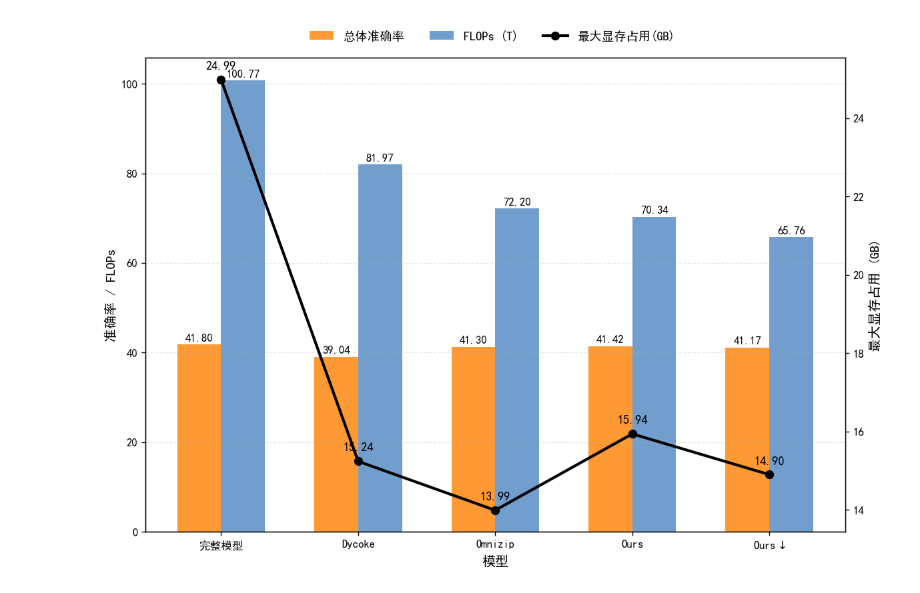
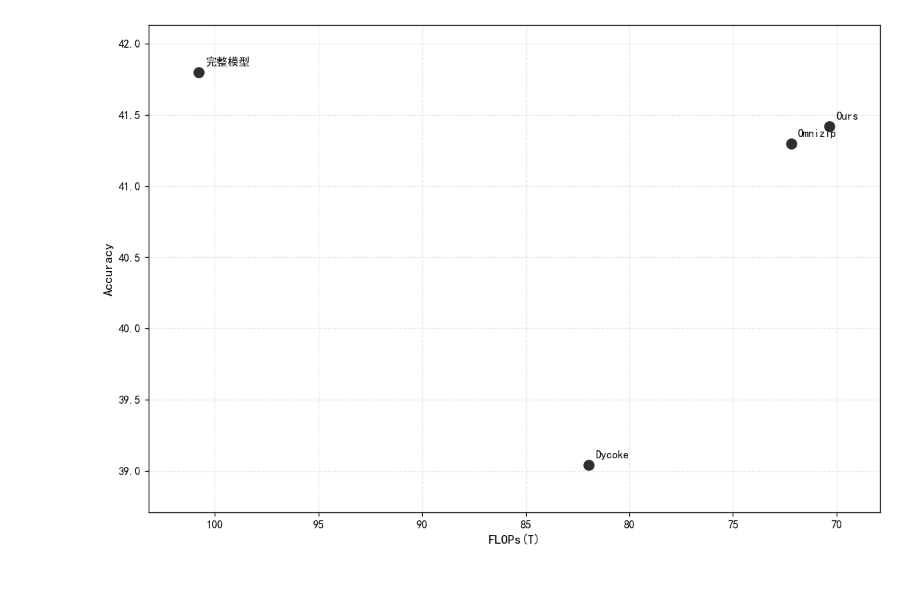
Before and after one commit to Cosmo-klara/Blog, a Jupyter notebook: src/content/blog/2_week9/1.ipynb, the cells around one changed output. Drawn from its saved outputs; the diff is of its cells as text; code cells hidden in the pictures.

```diff
--- a/src/content/blog/2_week9/1.ipynb
+++ b/src/content/blog/2_week9/1.ipynb
@@ -1,65 +1,28 @@
 # %%
 import matplotlib.pyplot as plt
 import numpy as np
 
 plt.rcParams["font.sans-serif"] = ["SimHei", "Microsoft YaHei", "Noto Sans CJK SC"]
 plt.rcParams["axes.unicode_minus"] = False
 
-# 数据
-models = ['完整模型', 'Dycoke', 'Omnizip', 'Ours', 'Ours$\\downarrow$']
-accuracy    = [41.80, 39.04, 41.30, 41.42, 41.17]   # 橙色柱：总体正确率
-flops       = [100.77, 81.97, 72.20, 70.34, 65.76]  # 柱子：FLOPs
-max_memory  = [24.99, 15.24, 13.99, 15.94, 14.90]   # 折线：最大显存占用
+models = ['完整模型', 'Dycoke', 'Omnizip', 'Ours']
+accuracy = [41.80, 39.04, 41.30, 41.42]
+flops = [100.77, 81.97, 72.20, 70.34]
 
-# 绘图
-fig, ax1 = plt.subplots(figsize=(10, 6.8), dpi=120)
-ax2 = ax1.twinx()
+fig, ax = plt.subplots(figsize=(10, 6.8), dpi=120)
 
-x = np.arange(len(models))
-width = 0.32
+ax.scatter(flops, accuracy, s=80, color='#2f2f2f')
 
-# 柱状图
-bar1 = ax1.bar(x - width/2, accuracy, width, label='总体准确率', color='#ff9933')
-bar2 = ax1.bar(x + width/2, flops, width, label='FLOPs (T)', color='#729ece')
+for name, acc, f in zip(models, accuracy, flops):
+    ax.annotate(name, xy=(f, acc), xytext=(6, 6), textcoords='offset points', fontsize=10)
 
-# 显存折线（圆点）
-ax2.plot(x, max_memory, 'o-', color='#000000', linewidth=2.5, markersize=7, label='最大显存占用(GB)')
+ax.set_xlabel('FLOPs(T)', fontsize=12)
+ax.set_ylabel('Accuracy', fontsize=12)
+ax.invert_xaxis()
+ax.grid(True, linestyle='--', alpha=0.3)
+ax.margins(x=0.08, y=0.12)
 
-# 轴标签
-ax1.set_xlabel('模型', fontsize=12)
-ax1.set_ylabel('准确率 / FLOPs', fontsize=12)
-ax2.set_ylabel('最大显存占用 (GB)', fontsize=12)
-ax1.set_xticks(x)
-ax1.set_xticklabels(models)
-
-# 网格
-ax1.grid(axis='y', linestyle='--', alpha=0.3)
-
-# -------------------------- 数值标注（全部清晰显示）--------------------------
-# 准确率柱子数值
-for bar in bar1:
-    h = bar.get_height()
-    ax1.annotate(f'{h:.2f}', xy=(bar.get_x()+bar.get_width()/2, h),
-                 xytext=(0,3), textcoords='offset points', ha='center', fontsize=10)
-
-# FLOPs柱子数值
-for bar in bar2:
-    h = bar.get_height()
-    ax1.annotate(f'{h:.2f}', xy=(bar.get_x()+bar.get_width()/2, h),
-                 xytext=(0,3), textcoords='offset points', ha='center', fontsize=10)
-
-# 显存折线点数值（你要求的：点上显示数字）
-for i, v in enumerate(max_memory):
-    ax2.annotate(f'{v:.2f}', xy=(i, v), xytext=(0,8), textcoords='offset points',
-                 ha='center', va='bottom', fontsize=11, color='black')
-
-# -------------------------- 图例合并 + 布局彻底修复 --------------------------
-lines1, labels1 = ax1.get_legend_handles_labels()
-lines2, labels2 = ax2.get_legend_handles_labels()
-fig.legend(lines1 + lines2, labels1 + labels2, loc='upper center', bbox_to_anchor=(0.5, 1.03), ncol=3, fontsize=11, frameon=False)
-
-# 关键：为顶部横向图例预留空间
-fig.tight_layout(rect=[0, 0, 1, 0.98])
+fig.tight_layout()
 plt.show()
 # %% [output]
-[figure, old version]
+[figure, new version]
```
Also changed, not shown: parts of 3 cells of this notebook, 3 other files.
